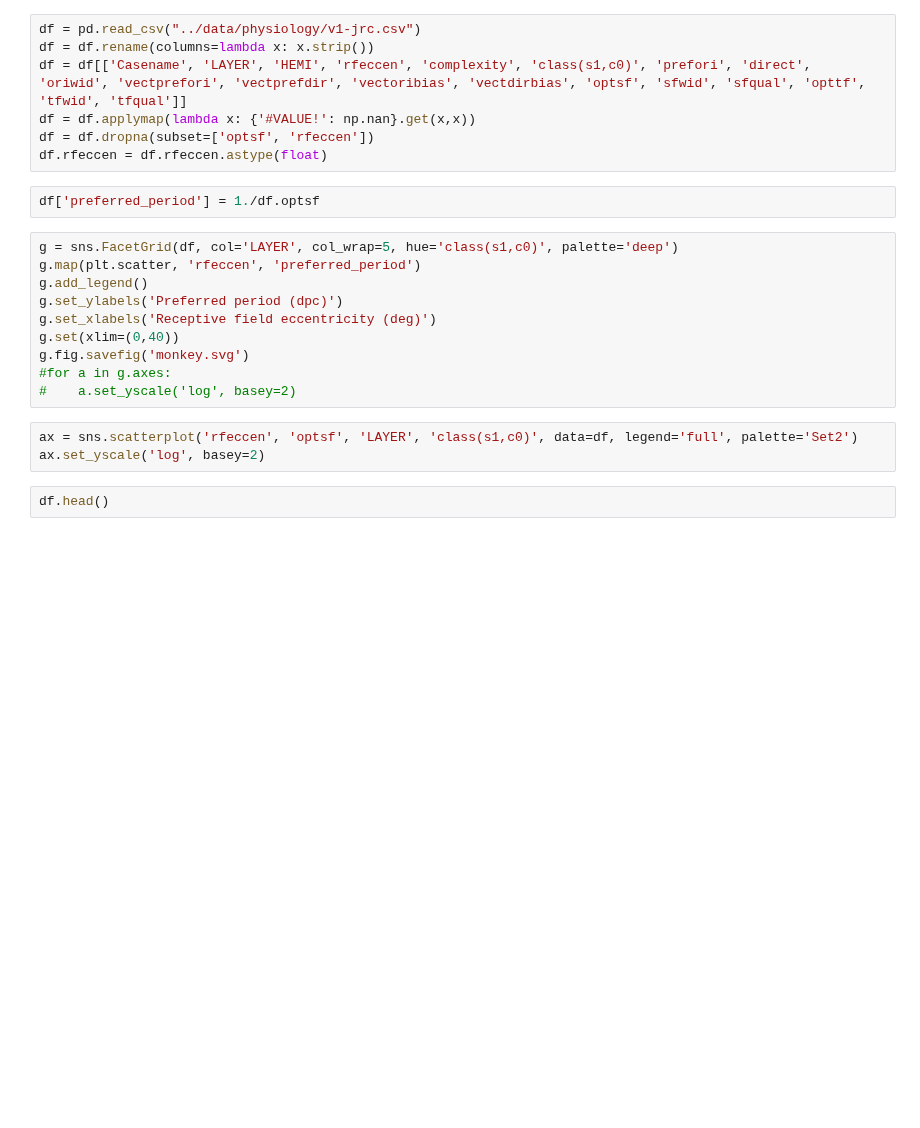
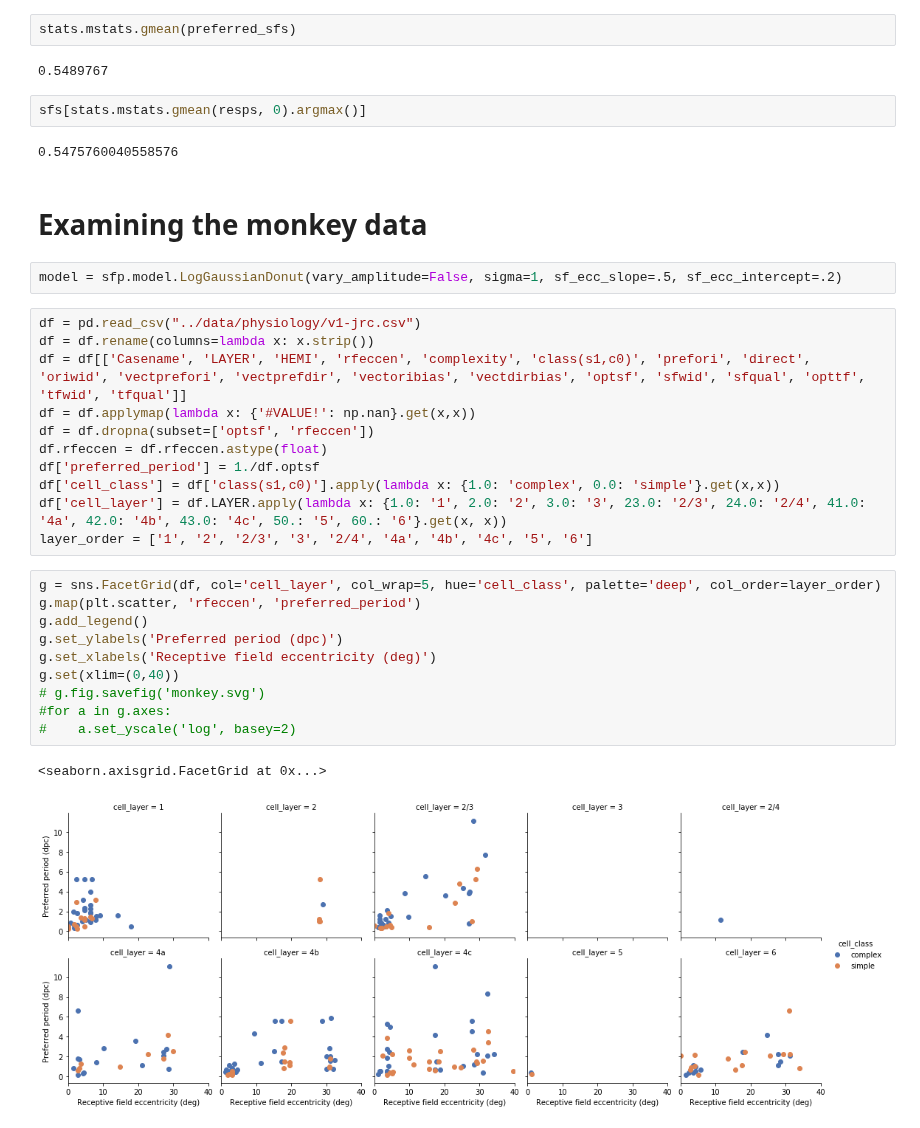
Before and after one commit to billbrod/spatial-frequency-preferences, a Jupyter notebook: notebooks/monkey_data.ipynb, the cells around one changed output. Cells and saved outputs as stored; diff of their text form; blank space fills up the shorter version.

Commit message:
Adds more of a look into the monkey data

```diff
--- a/notebooks/monkey_data.ipynb
+++ b/notebooks/monkey_data.ipynb
@@ -7,3 +66,15 @@ import matplotlib.pyplot as plt
+# %%
+stats.mstats.gmean(preferred_sfs)
+# %% [output]
+0.5489767
+# %%
+sfs[stats.mstats.gmean(resps, 0).argmax()]
+# %% [output]
+0.5475760040558576
+# %% [markdown]
+# Examining the monkey data
+# %%
+model = sfp.model.LogGaussianDonut(vary_amplitude=False, sigma=1, sf_ecc_slope=.5, sf_ecc_intercept=.2)
 # %%
 df = pd.read_csv("../data/physiology/v1-jrc.csv")
 df = df.rename(columns=lambda x: x.strip())
@@ -11,20 +82,20 @@ df = df[['Casename', 'LAYER', 'HEMI', 'rfeccen', 'complexity', 'class(s1,c0)', '
 df = df.applymap(lambda x: {'#VALUE!': np.nan}.get(x,x))
 df = df.dropna(subset=['optsf', 'rfeccen'])
 df.rfeccen = df.rfeccen.astype(float)
+df['preferred_period'] = 1./df.optsf
+df['cell_class'] = df['class(s1,c0)'].apply(lambda x: {1.0: 'complex', 0.0: 'simple'}.get(x,x))
+df['cell_layer'] = df.LAYER.apply(lambda x: {1.0: '1', 2.0: '2', 3.0: '3', 23.0: '2/3', 24.0: '2/4', 41.0: '4a', 42.0: '4b', 43.0: '4c', 50.: '5', 60.: '6'}.get(x, x))
+layer_order = ['1', '2', '2/3', '3', '2/4', '4a', '4b', '4c', '5', '6']
-# %%
-df['preferred_period'] = 1./df.optsf
 # %%
-g = sns.FacetGrid(df, col='LAYER', col_wrap=5, hue='class(s1,c0)', palette='deep')
+g = sns.FacetGrid(df, col='cell_layer', col_wrap=5, hue='cell_class', palette='deep', col_order=layer_order)
 g.map(plt.scatter, 'rfeccen', 'preferred_period')
 g.add_legend()
 g.set_ylabels('Preferred period (dpc)')
 g.set_xlabels('Receptive field eccentricity (deg)')
 g.set(xlim=(0,40))
-g.fig.savefig('monkey.svg')
+# g.fig.savefig('monkey.svg')
 #for a in g.axes:
 #    a.set_yscale('log', basey=2)
+# %% [output]
+<seaborn.axisgrid.FacetGrid at 0x...>
+[figure, added]
-# %%
-ax = sns.scatterplot('rfeccen', 'optsf', 'LAYER', 'class(s1,c0)', data=df, legend='full', palette='Set2')
-ax.set_yscale('log', basey=2)
-# %%
-df.head()
```
Also changed, not shown: parts of 15 cells of this notebook.
